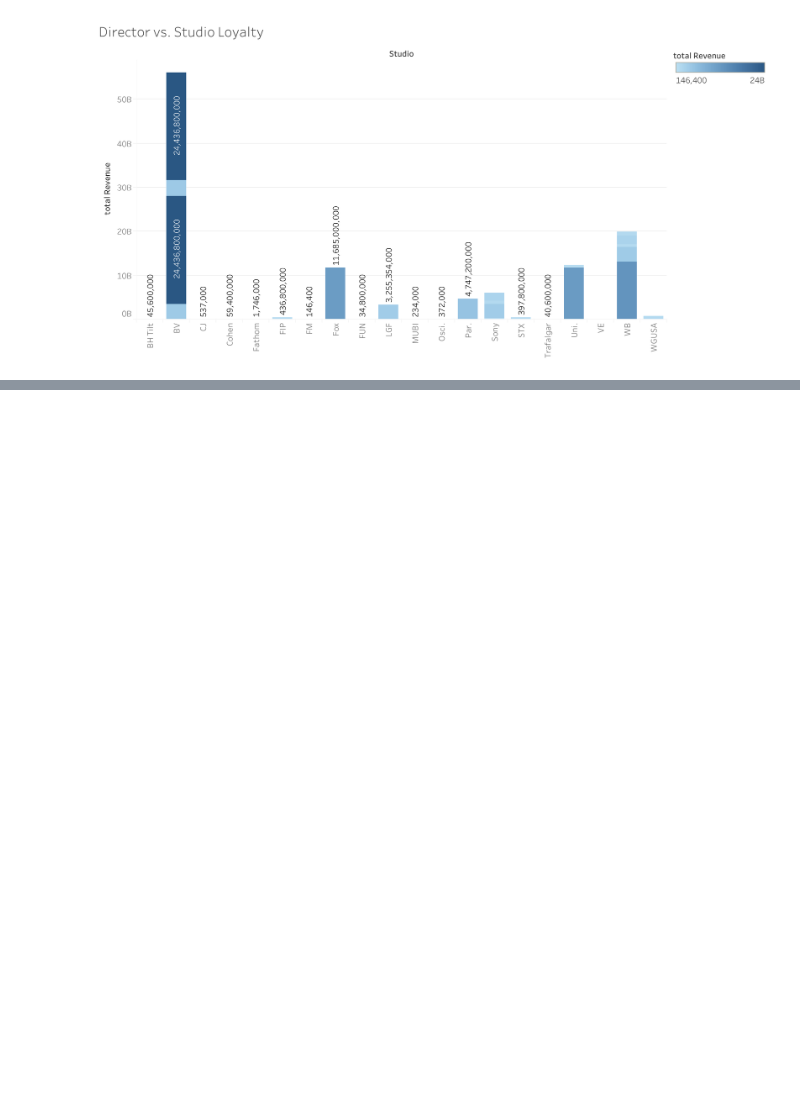
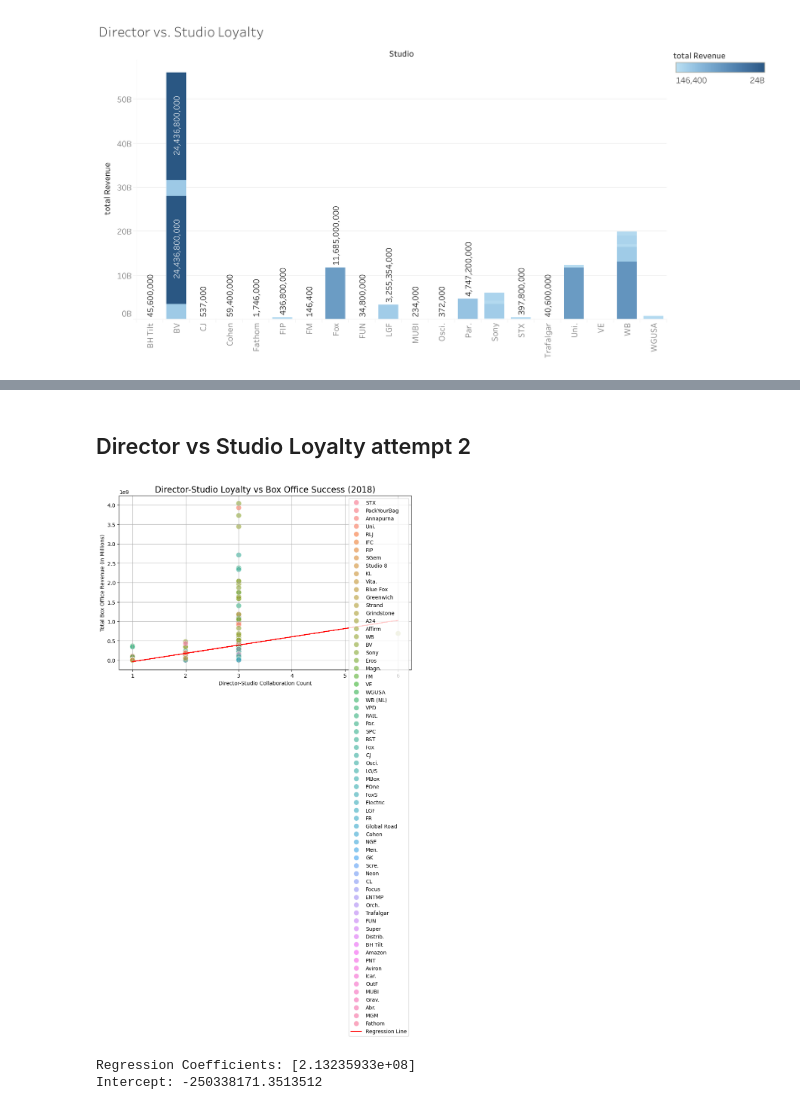
Before and after one commit to quadrillionaiire/SmartStudioRecs, a Jupyter notebook: notebooks/data_analysis_jayla.ipynb, the cells around one changed output, grey strips where cells are left out. Cells and saved outputs as stored; diff of their text form; code cells hidden in the pictures; blank space fills up the shorter version.

```diff
--- a/notebooks/data_analysis_jayla.ipynb
+++ b/notebooks/data_analysis_jayla.ipynb
@@ -139,0 +150,41 @@ See the caveats in the documentation: https://pandas.pydata.org/pandas-docs/stab
+# %% [markdown]
+## Director vs Studio Loyalty attempt 2
+# %%
+
+# Group by director and studio, counting the number of collaborations and total revenue
+director_studio = data_2018.groupby(['director_name', 'studio'])['total_revenue'].agg(['count', 'sum']).reset_index()
+director_studio.rename(columns={'count': 'collaboration_count', 'sum': 'total_box_office'}, inplace=True)
+
+# Prepare data for linear regression
+X = director_studio['collaboration_count'].values.reshape(-1, 1)
+y = director_studio['total_box_office'].values
+
+# Perform linear regression
+regressor = LinearRegression()
+regressor.fit(X, y)
+
+# Predict box office based on collaboration count
+y_pred = regressor.predict(X)
+# %%
+#Visuals
+plt.figure(figsize=(10, 6))
+sns.scatterplot(x='collaboration_count', y='total_box_office', data=director_studio, hue='studio', s=100, alpha=0.6)
+plt.plot(director_studio['collaboration_count'], y_pred, color='red', label='Regression Line')
+
+# Labels and Title
+plt.title('Director-Studio Loyalty vs Box Office Success (2018)', fontsize=16)
+plt.xlabel('Director-Studio Collaboration Count')
+plt.ylabel('Total Box Office Revenue (in Millions)')
+plt.legend()
+plt.grid(True)
+
+# Show plot
+plt.show()
+
+# Print model performance
+print(f"Regression Coefficients: {regressor.coef_}")
+print(f"Intercept: {regressor.intercept_}")
+# %% [output]
+[figure, added]
+Regression Coefficients: [2.13235933e+08]
+Intercept: -250338171.3513512
```
Also changed, not shown: parts of 12 cells of this notebook.
